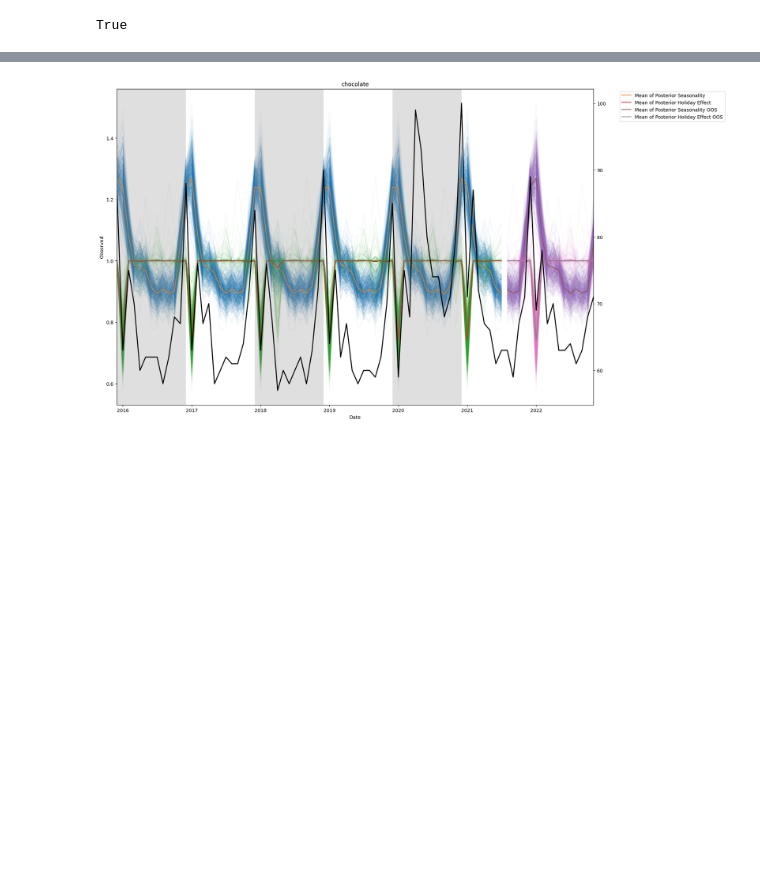
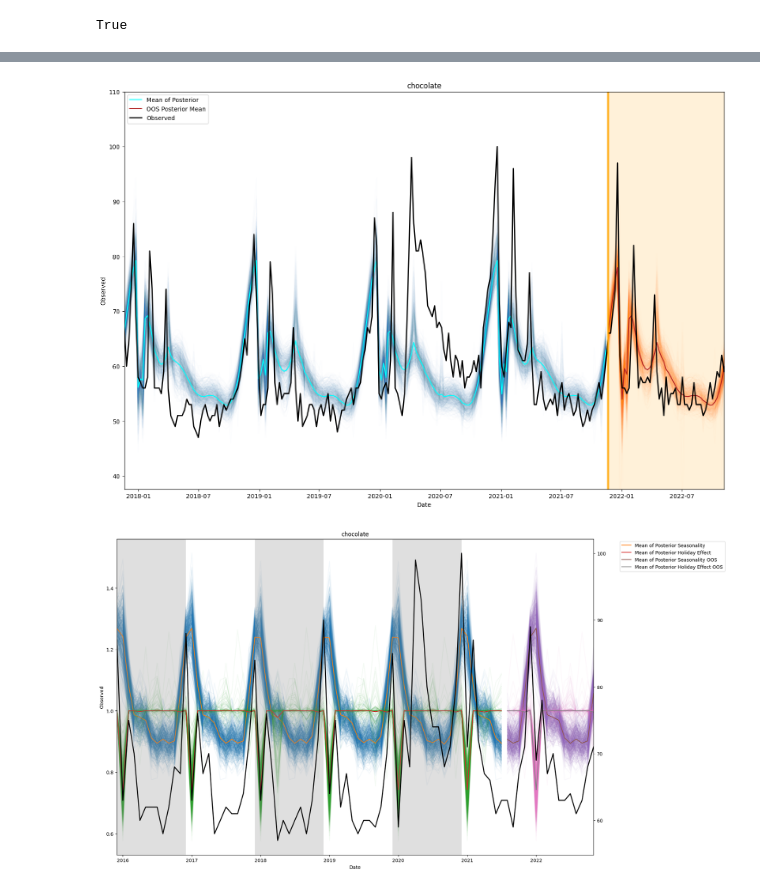
Before and after one commit to mathDR/bayesian_holidays, a Jupyter notebook: notebooks/holiday_notebook.ipynb, the cells around one changed output, grey strips where cells are left out. Drawn from its saved outputs; the diff is of its cells as text; code cells hidden in the pictures; blank space fills up the shorter version.

```diff
--- a/notebooks/holiday_notebook.ipynb
+++ b/notebooks/holiday_notebook.ipynb
@@ -46,11 +58,11 @@ ptrends.build_payload(["chocolate"], timeframe=start_date_str + ' ' + end_date_s
 # %%
 df = ptrends.interest_over_time().drop(columns=['isPartial']).reset_index().rename(columns={'chocolate':'observed'})
 # %%
-# df_xmas, fit_xmas = fit_holiday_model(
-#     df,
-#     start_date=start_date,
-#     train_split=80,
-#     num_chains=2,
-#     max_treedepth=10,
-#     adapt_delta=0.8
-# )
+df_xmas, fit_xmas = fit_holiday_model(
+    "chocolate",
+    start_date=start_date,
+    train_split=80,
+    num_chains=2,
+    max_treedepth=10,
+    adapt_delta=0.8
+)
@@ -200,3 +82,7 @@ name = "chocolate"
+# %%
+plot_posteriors(df_xmas, fit_xmas,"chocolate")
+# %% [output]
+[figure, added]
 # %%
 h_skew = df_fit.stan_variable("h_skew")
 h_shape = df_fit.stan_variable("h_shape")
```
Also changed, not shown: parts of 20 cells of this notebook, 2 other files.
